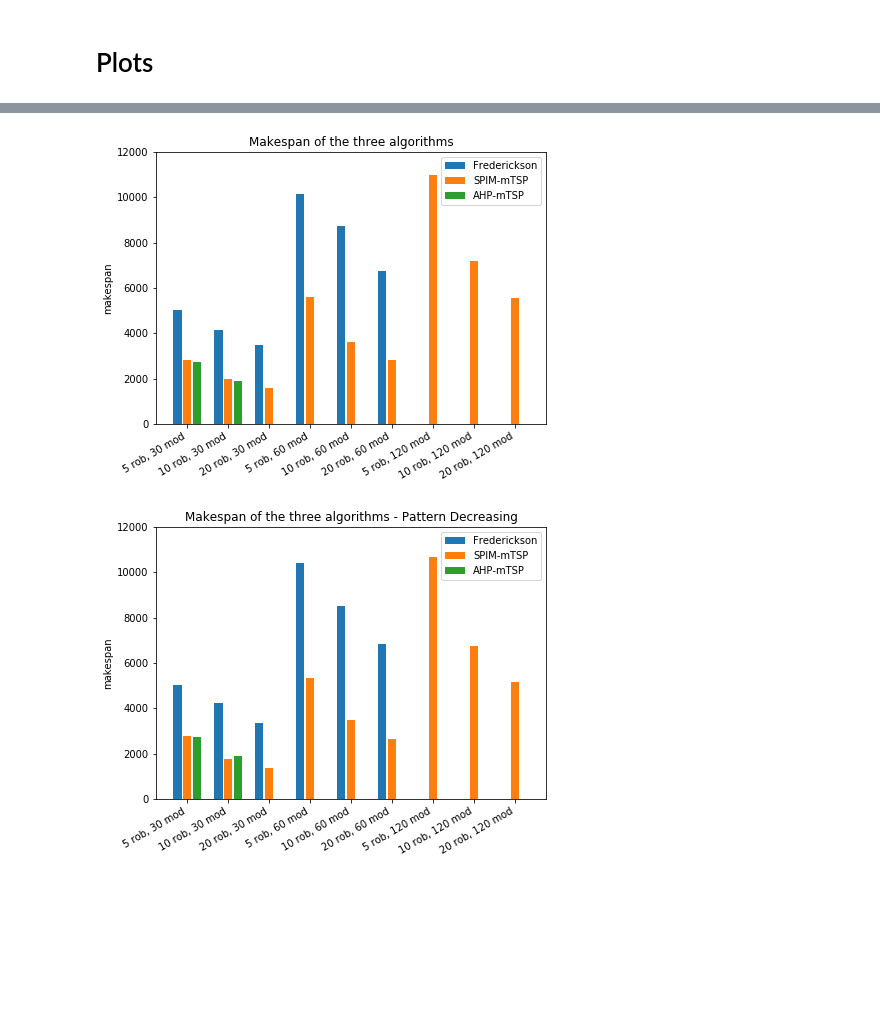
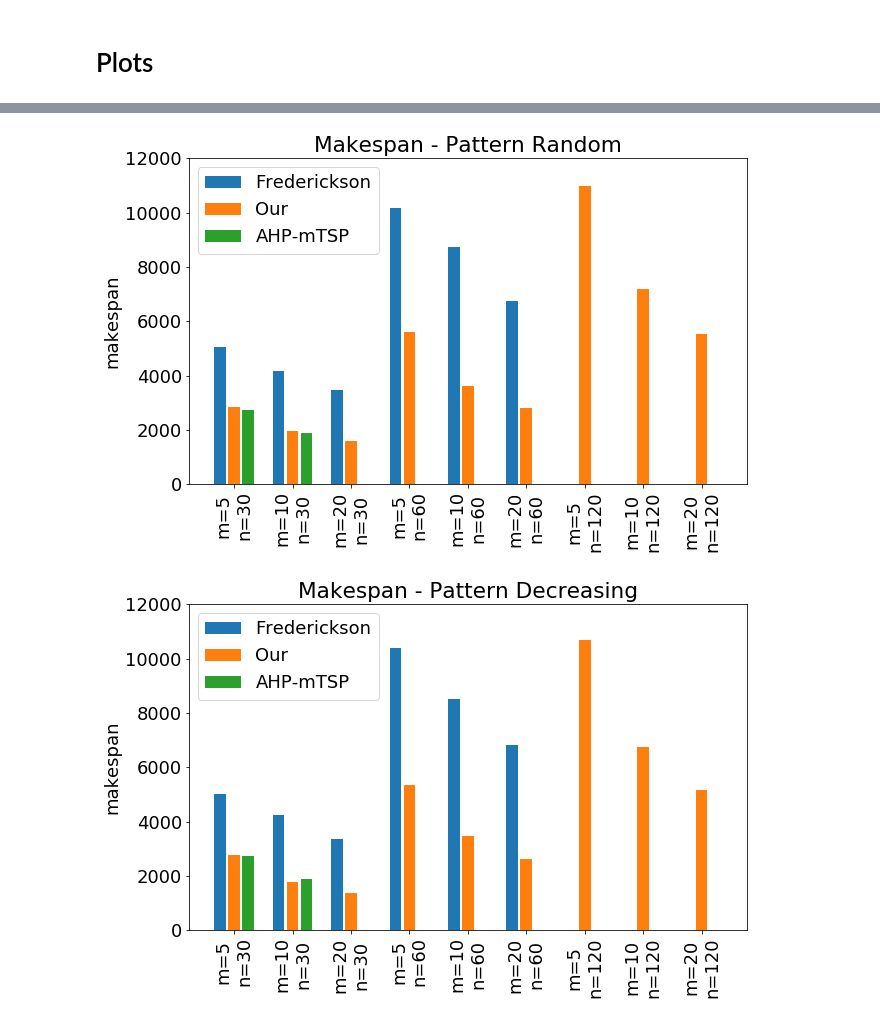
Before and after one commit to mirkosalaris/CoverageModularEnvironments, a Jupyter notebook: Notebooks/Comparison data analysis.ipynb, the cells around one changed output, grey strips where cells are left out. Cells and saved outputs as stored; diff of their text form; code cells hidden in the pictures; blank space fills up the shorter version.

Commit message:
Improve plots for comparison

```diff
--- a/Notebooks/Comparison data analysis.ipynb
+++ b/Notebooks/Comparison data analysis.ipynb
@@ -10,6 +10,7 @@ import matplotlib.pyplot as plt
 import matplotlib as mpl
 # %%
 mpl.rcParams["figure.facecolor"] = "white" # set to white the background behind axes and labels
+mpl.rcParams["font.size"] = 18
 # %%
 AWS_FOLDER_COMPUTE = "./saved_results/aws_computed/"
 SAVE_FOLDER = "./saved_results/comparison/"
@@ -154,10 +175,12 @@ nan
 def compute_labels(smn):
     labels = []
     for s,m,n in smn:
-        labels.append("{} rob, {} mod".format(m,n))
+        labels.append("m={}\nn={}".format(m,n))
 
     return labels
 
+def extr_30(array):
+    return array[:9]
 
 def extr_random(array):
     return array[0::3]
@@ -172,41 +207,41 @@ def extr_increasing(array):
 # %%
 # PLOT CONFIGURATION PARAMETERS
 YLIM=12000
-PLT_W = 7
-PLT_H = 5
+PLT_W = 10
+PLT_H = 6
 # %%
 # Grouped bar plot
 ############# RANDOM #############
 
 width = 0.5 # width of each bar
 bar_dist = 0.1 # distance between bars of the same groups
 group_dist = 0.8 # distance between bars of different groups
 x_dist = width*3 + bar_dist*2 + group_dist
 
 xs = np.arange(0, len(extr_random(smN))) * x_dist # scale the x coordinates to make space to the bars
 
 int_xs = xs
 fred_xs = xs - width - bar_dist
 ahp_xs = int_xs + width + bar_dist
 
 fig, ax = plt.subplots() # needed to rotate the labels
 
 fred_bars = plt.bar(fred_xs, extr_random(fred_max_len_list), width)
 int_bars= plt.bar(int_xs, extr_random(int_max_len_list), width)
 ahp_bars = plt.bar(ahp_xs, extr_random(ahp_max_len_list), width)
 
 plt.ylabel("makespan")
-plt.title("Makespan of the three algorithms - Pattern Random")
+plt.title("Makespan - Pattern Random")
 plt.xticks(xs, extr_random(compute_labels(smN)))
 ax.set_ylim(top=YLIM)
 
-plt.legend((fred_bars, int_bars, ahp_bars), ("Frederickson", "SPIM-mTSP", "AHP-mTSP"))
-plt.setp(ax.get_xticklabels(), rotation=30, horizontalalignment='right')
+plt.legend((fred_bars, int_bars, ahp_bars), ("Frederickson", "Our", "AHP-mTSP"))
+plt.setp(ax.get_xticklabels(), rotation=90, horizontalalignment='center')
 
 fig.set_size_inches(PLT_W, PLT_H)
 fig.savefig(SAVE_FOLDER+"random_makespan.pdf", bbox_inches='tight', pad_inches=0.1)
 # %% [output]
-[figure, old version]
+[figure, new version]
 # %%
 # Grouped bar plot
 ############# DECREASING #############
@@ -229,17 +264,17 @@ int_bars= plt.bar(int_xs, extr_decreasing(int_max_len_list), width)
 ahp_bars = plt.bar(ahp_xs, extr_decreasing(ahp_max_len_list), width)
 
 plt.ylabel("makespan")
-plt.title("Makespan of the three algorithms - Pattern Decreasing")
+plt.title("Makespan - Pattern Decreasing")
 plt.xticks(xs, extr_decreasing(compute_labels(smN)))
 ax.set_ylim(top=YLIM)
 
-plt.legend((fred_bars, int_bars, ahp_bars), ("Frederickson", "SPIM-mTSP", "AHP-mTSP"))
-plt.setp(ax.get_xticklabels(), rotation=30, horizontalalignment='right')
+plt.legend((fred_bars, int_bars, ahp_bars), ("Frederickson", "Our", "AHP-mTSP"))
+plt.setp(ax.get_xticklabels(), rotation=90, horizontalalignment='center')
 
 fig.set_size_inches(PLT_W, PLT_H)
 fig.savefig(SAVE_FOLDER+"decreasing_makespan.pdf", bbox_inches='tight', pad_inches=0.1)
 # %% [output]
-[figure, old version]
+[figure, new version]
 # %%
 # Grouped bar plot
 ############# INCREASING #############
```
Also changed, not shown: parts of 8 cells of this notebook, 6 other files.
